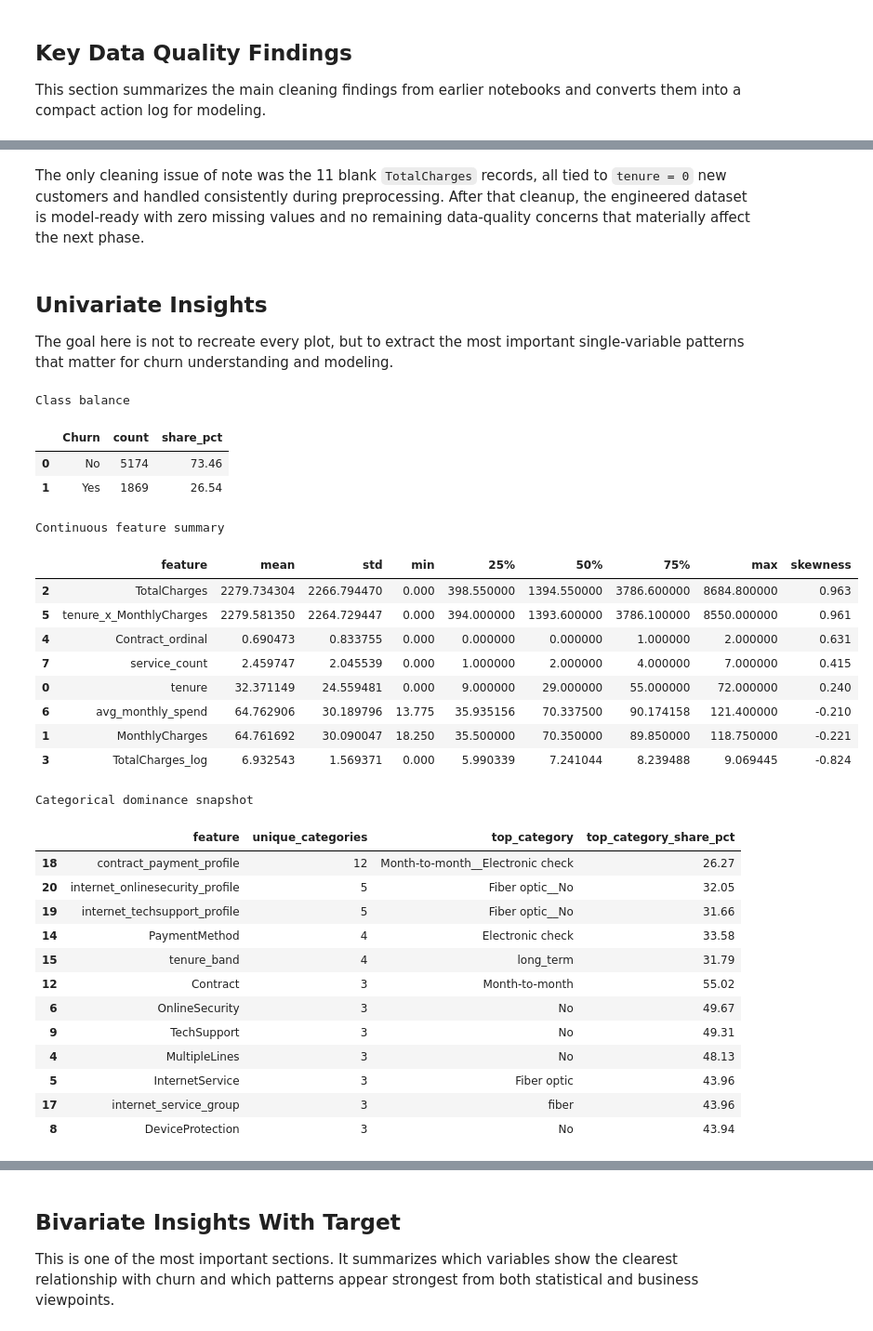
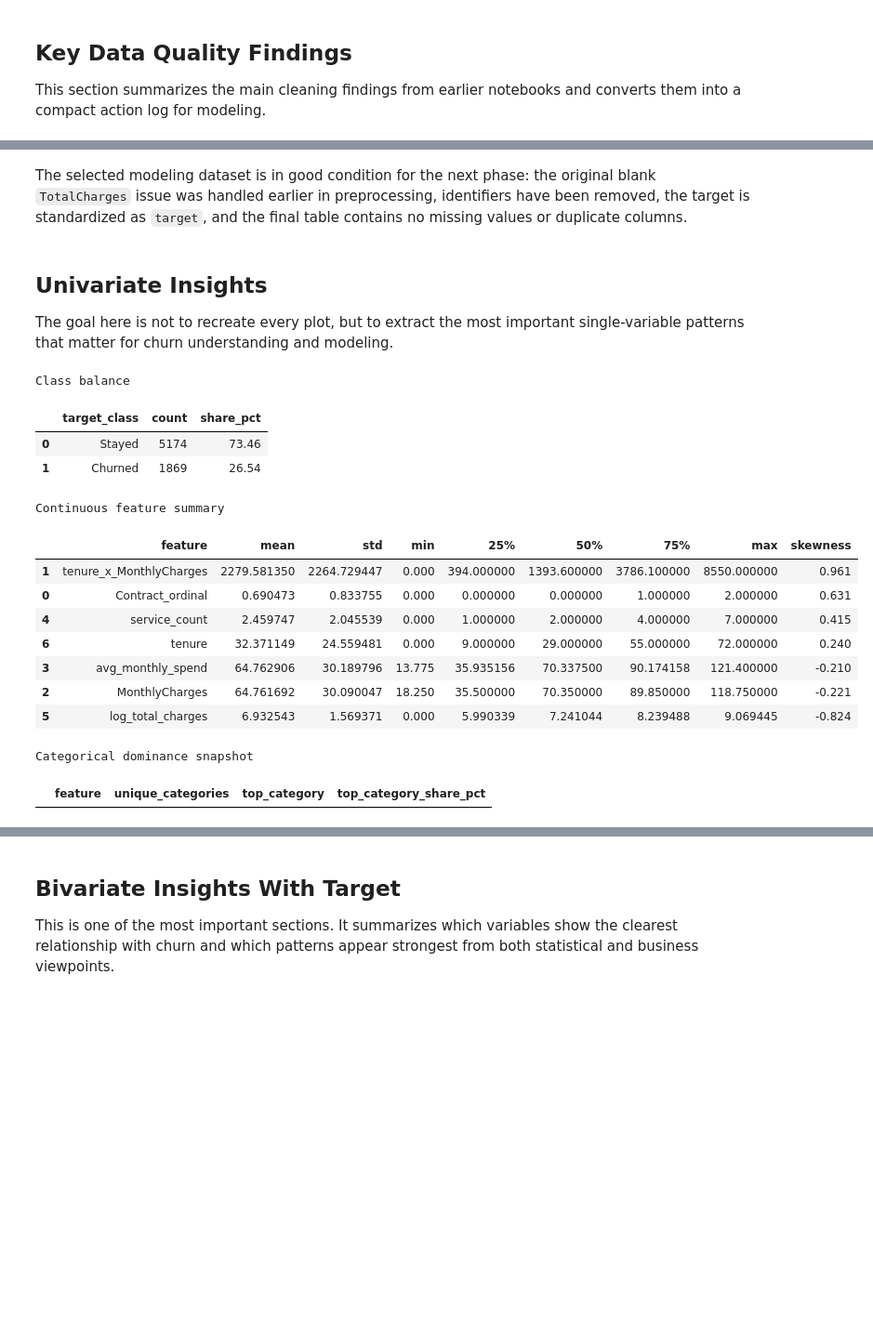
Before and after one commit to mmubashir95/Telco-Customer-Churn, a Jupyter notebook: notebooks/11_eda_insights.ipynb, the cells around one changed output, grey strips where cells are left out. Shown at 93% size. Drawn from its saved outputs; the diff is of its cells as text; code cells hidden in the pictures; blank space fills up the shorter version.

```diff
--- a/notebooks/11_eda_insights.ipynb
+++ b/notebooks/11_eda_insights.ipynb
@@ -226,64 +236,54 @@ quality_summary_df
-# %% [markdown]
-The only cleaning issue of note was the 11 blank `TotalCharges` records, all tied to `tenure = 0` new customers and handled consistently during preprocessing. After that cleanup, the engineered dataset is model-ready with zero missing values and no remaining data-quality concerns that materially affect the next phase.
+# %% [markdown]
+The selected modeling dataset is in good condition for the next phase: the original blank `TotalCharges` issue was handled earlier in preprocessing, identifiers have been removed, the target is standardized as `target`, and the final table contains no missing values or duplicate columns.
 # %% [markdown]
 ## Univariate Insights
 
 The goal here is not to recreate every plot, but to extract the most important single-variable patterns that matter for churn understanding and modeling.
 # %%
 class_balance_df = (
-    df["Churn"]
+    df[target_column]
+    .map({0: "Stayed", 1: "Churned"})
     .value_counts(dropna=False)
-    .rename_axis("Churn")
+    .rename_axis("target_class")
     .reset_index(name="count")
 )
 class_balance_df["share_pct"] = (class_balance_df["count"] / len(df) * 100).round(2)
 
 numeric_distribution_df = df[continuous_numeric_features].describe().T.reset_index().rename(columns={"index": "feature"})
 numeric_distribution_df["skewness"] = numeric_distribution_df["feature"].map(
     dict(zip(skewness_df["feature"], skewness_df["skewness"]))
 ).round(3)
 
-categorical_cardinality_df = pd.DataFrame(
-    {
-        "feature": categorical_features,
-        "unique_categories": [df[column].nunique(dropna=False) for column in categorical_features],
-        "top_category": [df[column].mode(dropna=False).iloc[0] for column in categorical_features],
-        "top_category_share_pct": [round(df[column].value_counts(normalize=True, dropna=False).iloc[0] * 100, 2) for column in categorical_features],
-    }
-).sort_values(["unique_categories", "top_category_share_pct"], ascending=[False, False])
+categorical_cardinality_df = pd.DataFrame(columns=["feature", "unique_categories", "top_category", "top_category_share_pct"])
+if categorical_features:
+    categorical_cardinality_df = pd.DataFrame(
+        {
+            "feature": categorical_features,
+            "unique_categories": [df[column].nunique(dropna=False) for column in categorical_features],
+            "top_category": [df[column].mode(dropna=False).iloc[0] for column in categorical_features],
+            "top_category_share_pct": [round(df[column].value_counts(normalize=True, dropna=False).iloc[0] * 100, 2) for column in categorical_features],
+        }
+    ).sort_values(["unique_categories", "top_category_share_pct"], ascending=[False, False])
 
 print("Class balance")
 display(class_balance_df)
-print("\nContinuous feature summary")
+print("Continuous feature summary")
 display(numeric_distribution_df[["feature", "mean", "std", "min", "25%", "50%", "75%", "max", "skewness"]].sort_values("skewness", ascending=False))
-print("\nCategorical dominance snapshot")
-display(categorical_cardinality_df.head(12))
+print("Categorical dominance snapshot")
+display(categorical_cardinality_df.head(12) if not categorical_cardinality_df.empty else categorical_cardinality_df)
 # %% [output]
 Class balance
-|  | Churn | count | share_pct |
-| 0 | No | 5174 | 73.46 |
-| 1 | Yes | 1869 | 26.54 |
+|  | target_class | count | share_pct |
+| 0 | Stayed | 5174 | 73.46 |
+| 1 | Churned | 1869 | 26.54 |
 Continuous feature summary
 |  | feature | mean | std | min | 25% | 50% | 75% | max | skewness |
-| 2 | TotalCharges | 2279.734304 | 2266.794470 | 0.000 | 398.550000 | 1394.550000 | 3786.600000 | 8684.800000 | 0.963 |
-| 5 | tenure_x_MonthlyCharges | 2279.581350 | 2264.729447 | 0.000 | 394.000000 | 1393.600000 | 3786.100000 | 8550.000000 | 0.961 |
-| 4 | Contract_ordinal | 0.690473 | 0.833755 | 0.000 | 0.000000 | 0.000000 | 1.000000 | 2.000000 | 0.631 |
-| 7 | service_count | 2.459747 | 2.045539 | 0.000 | 1.000000 | 2.000000 | 4.000000 | 7.000000 | 0.415 |
-| 0 | tenure | 32.371149 | 24.559481 | 0.000 | 9.000000 | 29.000000 | 55.000000 | 72.000000 | 0.240 |
-| 6 | avg_monthly_spend | 64.762906 | 30.189796 | 13.775 | 35.935156 | 70.337500 | 90.174158 | 121.400000 | -0.210 |
-| 1 | MonthlyCharges | 64.761692 | 30.090047 | 18.250 | 35.500000 | 70.350000 | 89.850000 | 118.750000 | -0.221 |
-| 3 | TotalCharges_log | 6.932543 | 1.569371 | 0.000 | 5.990339 | 7.241044 | 8.239488 | 9.069445 | -0.824 |
+| 1 | tenure_x_MonthlyCharges | 2279.581350 | 2264.729447 | 0.000 | 394.000000 | 1393.600000 | 3786.100000 | 8550.000000 | 0.961 |
+| 0 | Contract_ordinal | 0.690473 | 0.833755 | 0.000 | 0.000000 | 0.000000 | 1.000000 | 2.000000 | 0.631 |
+| 4 | service_count | 2.459747 | 2.045539 | 0.000 | 1.000000 | 2.000000 | 4.000000 | 7.000000 | 0.415 |
+| 6 | tenure | 32.371149 | 24.559481 | 0.000 | 9.000000 | 29.000000 | 55.000000 | 72.000000 | 0.240 |
+| 3 | avg_monthly_spend | 64.762906 | 30.189796 | 13.775 | 35.935156 | 70.337500 | 90.174158 | 121.400000 | -0.210 |
+| 2 | MonthlyCharges | 64.761692 | 30.090047 | 18.250 | 35.500000 | 70.350000 | 89.850000 | 118.750000 | -0.221 |
+| 5 | log_total_charges | 6.932543 | 1.569371 | 0.000 | 5.990339 | 7.241044 | 8.239488 | 9.069445 | -0.824 |
 Categorical dominance snapshot
 |  | feature | unique_categories | top_category | top_category_share_pct |
-| 18 | contract_payment_profile | 12 | Month-to-month__Electronic check | 26.27 |
-| 20 | internet_onlinesecurity_profile | 5 | Fiber optic__No | 32.05 |
-| 19 | internet_techsupport_profile | 5 | Fiber optic__No | 31.66 |
-| 14 | PaymentMethod | 4 | Electronic check | 33.58 |
-| 15 | tenure_band | 4 | long_term | 31.79 |
-| 12 | Contract | 3 | Month-to-month | 55.02 |
-| 6 | OnlineSecurity | 3 | No | 49.67 |
-| 9 | TechSupport | 3 | No | 49.31 |
-| 4 | MultipleLines | 3 | No | 48.13 |
-| 5 | InternetService | 3 | Fiber optic | 43.96 |
-| 17 | internet_service_group | 3 | fiber | 43.96 |
-| 8 | DeviceProtection | 3 | No | 43.94 |
```
Also changed, not shown: parts of 21 cells of this notebook.
